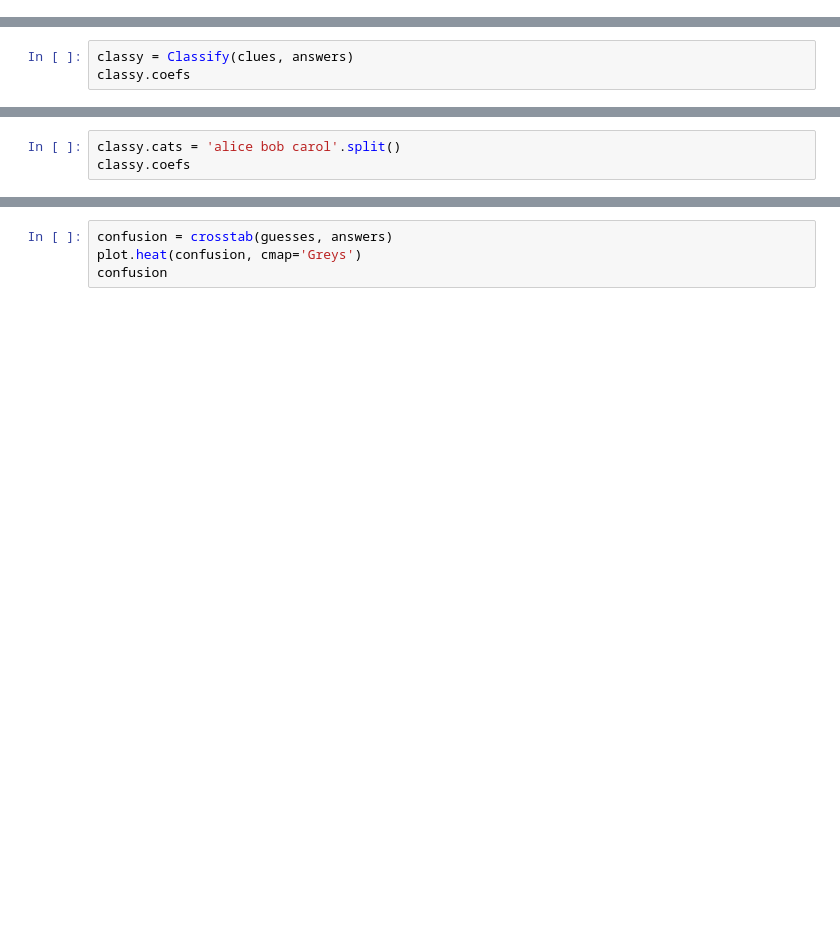
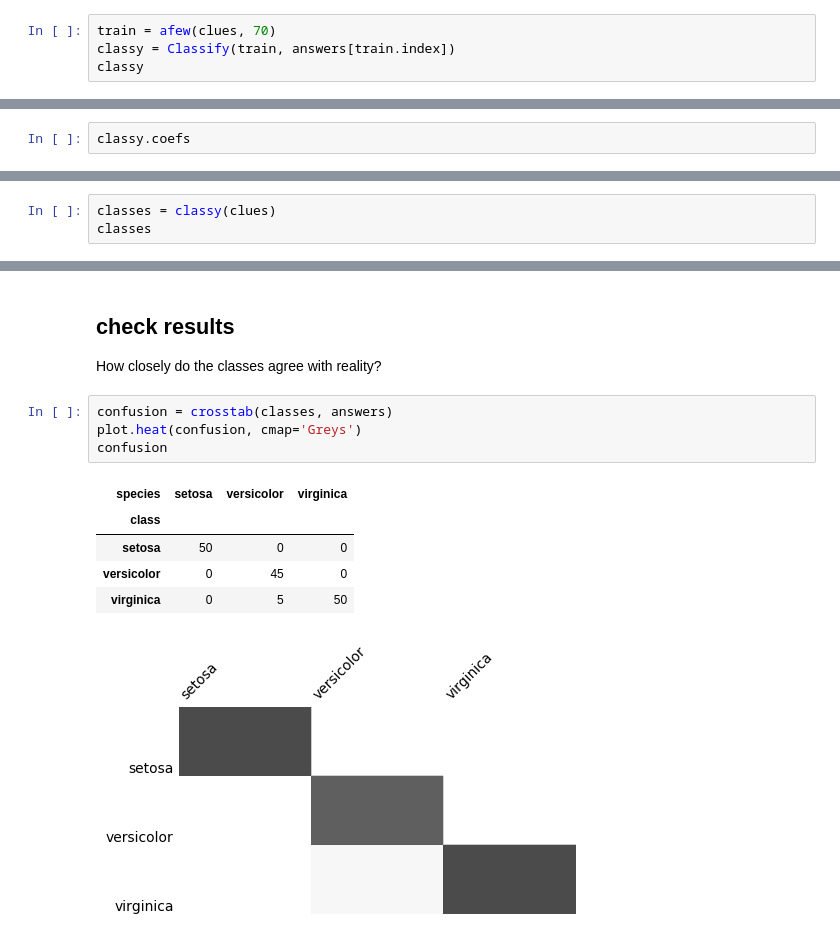
Before and after one commit to samkennerly/kingofsnake, a Jupyter notebook: books/classify.ipynb, the cells around one changed output, grey strips where cells are left out. Saved outputs shown, nothing was run; the diff lists cells and outputs as text; blank space fills up the shorter version.

```diff
--- a/books/classify.ipynb
+++ b/books/classify.ipynb
@@ -19,0 +55,4 @@ clues
+# %%
+train = afew(clues, 70)
+classy = Classify(train, answers[train.index])
+classy
@@ -20,3 +87,2 @@ clues
 # %%
-classy = Classify(clues, answers)
 classy.coefs
@@ -23,3 +93,0 @@ classy.coefs
-# %%
-classy.cats = 'alice bob carol'.split()
-classy.coefs
@@ -31,0 +105,3 @@ guesses
+# %%
+classes = classy(clues)
+classes
@@ -32,4 +142,14 @@ guesses
+# %% [markdown]
+## check results
+How closely do the classes agree with reality?
 # %%
-confusion = crosstab(guesses, answers)
+confusion = crosstab(classes, answers)
 plot.heat(confusion, cmap='Greys')
 confusion
+# %% [output]
+| species | setosa | versicolor | virginica |
+| class |  |  |  |
+| setosa | 50 | 0 | 0 |
+| versicolor | 0 | 45 | 0 |
+| virginica | 0 | 5 | 50 |
+[figure, added]
```
Also changed, not shown: parts of 23 cells of this notebook, 1 other file.
